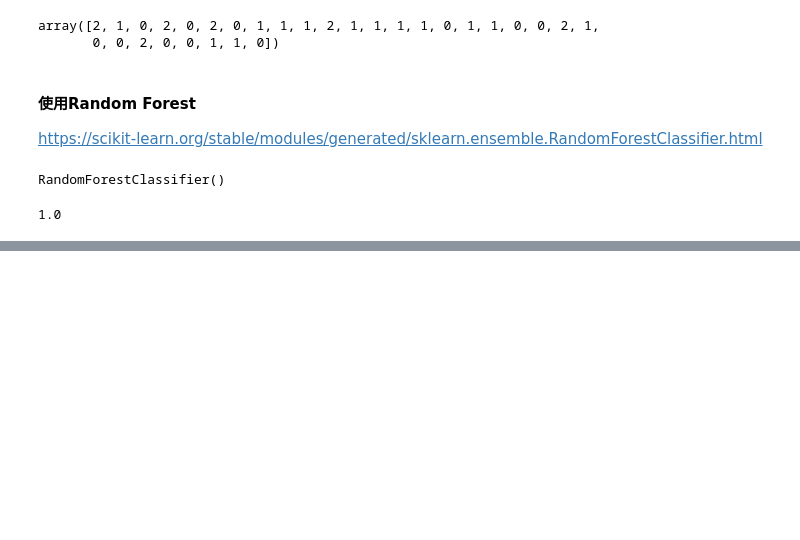
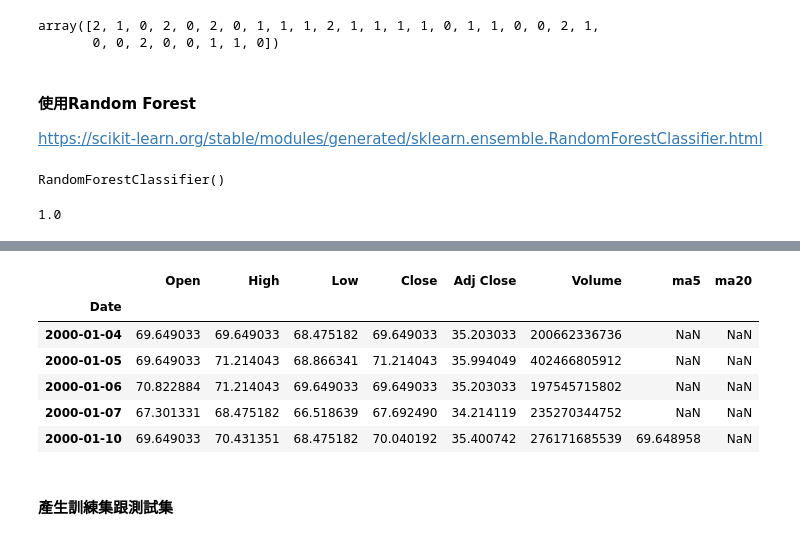
Before and after one commit to chunyao0722/20230205-Python, a Jupyter notebook: 20230318.ipynb, the cells around one changed output, grey strips where cells are left out. Drawn from its saved outputs; the diff is of its cells as text; code cells hidden in the pictures; blank space fills up the shorter version.

```diff
--- a/20230318.ipynb
+++ b/20230318.ipynb
@@ -241,0 +446,12 @@ clf.score(x_test, y_test)
+# %%
+df['ma20'] = df['Close'].rolling(window=20).mean()
+# %%
+df.head()
+# %% [output]
+|  | Open | High | Low | Close | Adj Close | Volume | ma5 | ma20 |
+| Date |  |  |  |  |  |  |  |  |
+| 2000-01-04 | 69.649033 | 69.649033 | 68.475182 | 69.649033 | 35.203033 | 200662336736 | NaN | NaN |
+| 2000-01-05 | 69.649033 | 71.214043 | 68.866341 | 71.214043 | 35.994049 | 402466805912 | NaN | NaN |
+| 2000-01-06 | 70.822884 | 71.214043 | 69.649033 | 69.649033 | 35.203033 | 197545715802 | NaN | NaN |
+| 2000-01-07 | 67.301331 | 68.475182 | 66.518639 | 67.692490 | 34.214119 | 235270344752 | NaN | NaN |
+| 2000-01-10 | 69.649033 | 70.431351 | 68.475182 | 70.040192 | 35.400742 | 276171685539 | 69.648958 | NaN |
@@ -241,0 +463,2 @@ clf.score(x_test, y_test)
+# %% [markdown]
+#### 產生訓練集跟測試集
```
Also changed, not shown: parts of 49 cells of this notebook.
